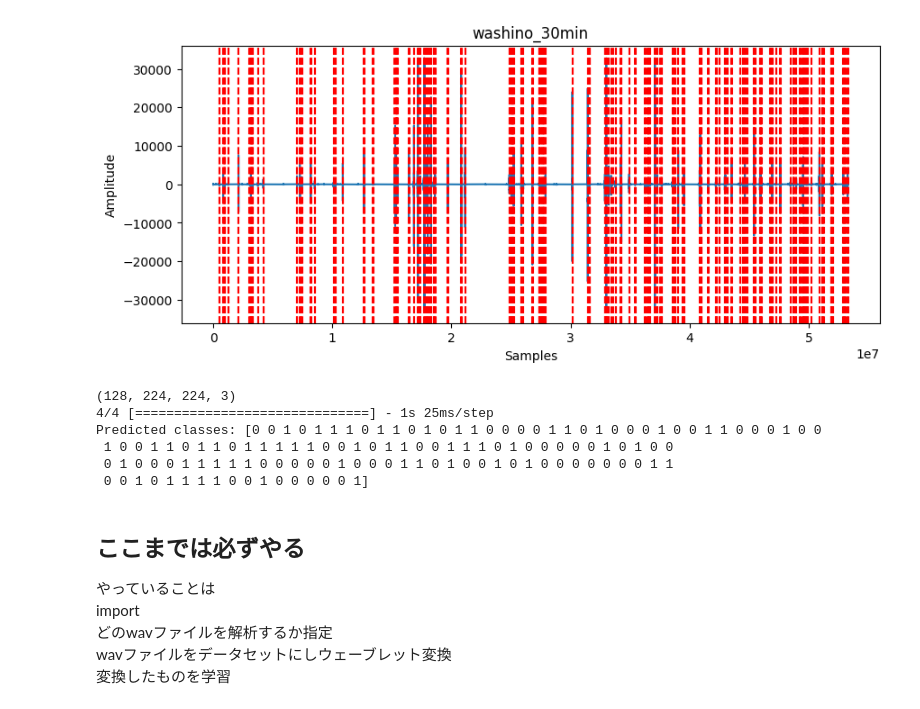
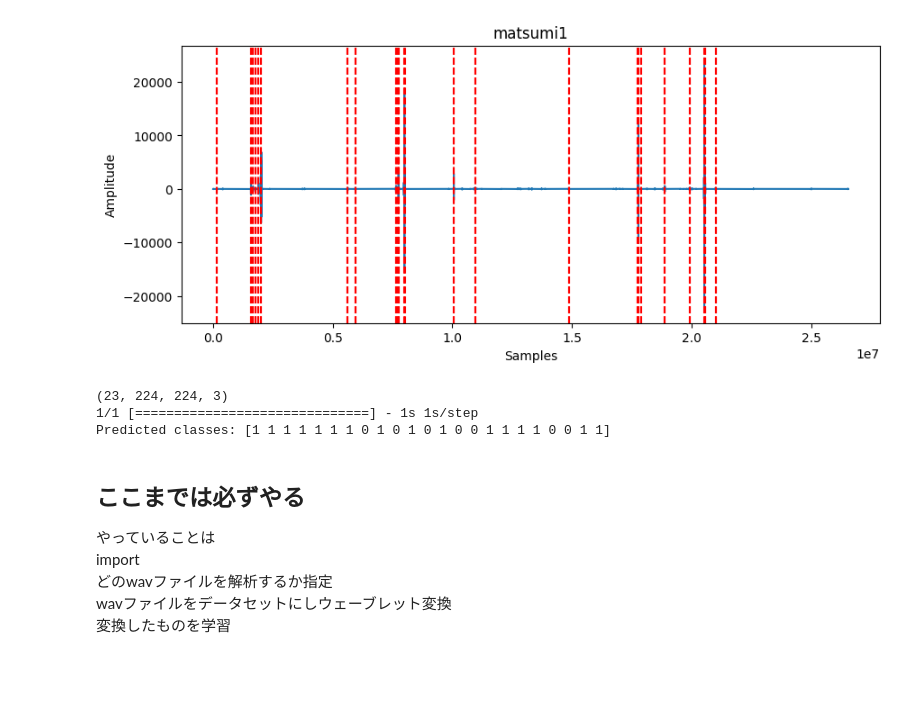
Before and after one commit to Kai-Washino/swallowing-recognition-DLmachine, a Jupyter notebook: uncropped_data.ipynb, the cells around one changed output. Drawn from its saved outputs; the diff is of its cells as text; code cells hidden in the pictures; blank space fills up the shorter version.

```diff
--- a/uncropped_data.ipynb
+++ b/uncropped_data.ipynb
@@ -27,28 +23,26 @@ from swallowing_recognition import long_audio
 # directory_path = parent_dir / '30min_data'
 directory_path = parent_dir
 # %%
-path = directory_path / 'experiment'/ 'experiment_1'/'kishimoto_20240222_1.wav'
+path = directory_path / 'experiment'/ 'experiment_1'/'10min_kanata_20240229_5.wav'
+# path = directory_path / 'experiment'/ 'preliminary_experiment'/ '20240215'/'water_washino_5min.wav'
 # path = directory_path / 'uncropped_data'/ '20240205'/'tsuji_20data.wav'
 # path = directory_path / '30min_data'/ 'washino20240205.wav'
 # %%
 wav1 = long_audio.Long_audio(path)
 # wav1.plot("lemon_washino_5min")
 # wav1.plot("washino_20data")
-wav1.plot("kishimoto1")
+wav1.plot("matsumi1")
 # %% [output]
-[figure, old version]
+[figure, new version]
 # %%
 current_path = directory_path
 model_path = current_path / 'ipynb_swallowing' / '20240220_binary_ep50_bs32_v2.keras'
 # model_path = current_path / 'ipynb_swallowing' / '20240220_binary_model_best.keras'
 wav1.predict(model_path, 2)
 # %% [output]
-(128, 224, 224, 3)
-4/4 [==============================] - 1s 25ms/step
-Predicted classes: [0 0 1 0 1 1 1 0 1 1 0 1 0 1 1 0 0 0 0 1 1 0 1 0 0 0 1 0 0 1 1 0 0 0 1 0 0
- 1 0 0 1 1 0 1 1 0 1 1 1 1 1 0 0 1 0 1 1 0 0 1 1 1 0 1 0 0 0 0 0 1 0 1 0 0
- 0 1 0 0 0 1 1 1 1 1 0 0 0 0 0 1 0 0 0 1 1 0 1 0 0 1 0 1 0 0 0 0 0 0 0 1 1
- 0 0 1 0 1 1 1 1 0 0 1 0 0 0 0 0 1]
+(23, 224, 224, 3)
+1/1 [==============================] - 1s 1s/step
+Predicted classes: [1 1 1 1 1 1 1 0 1 0 1 0 1 0 0 1 1 1 1 0 0 1 1]
 # %% [markdown]
 ## ここまでは必ずやる
 やっていることは
```
Also changed, not shown: parts of 11 cells of this notebook.
